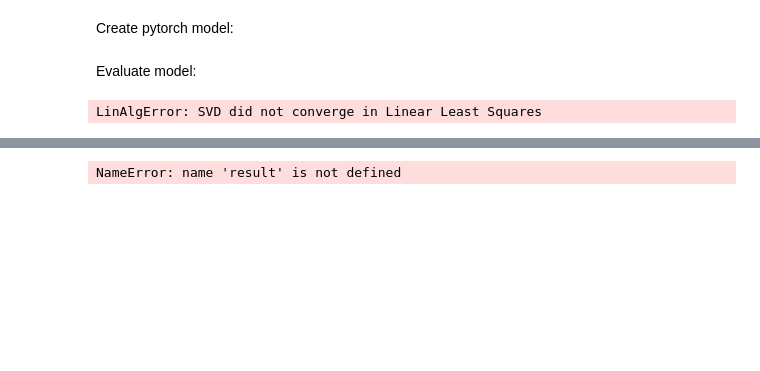
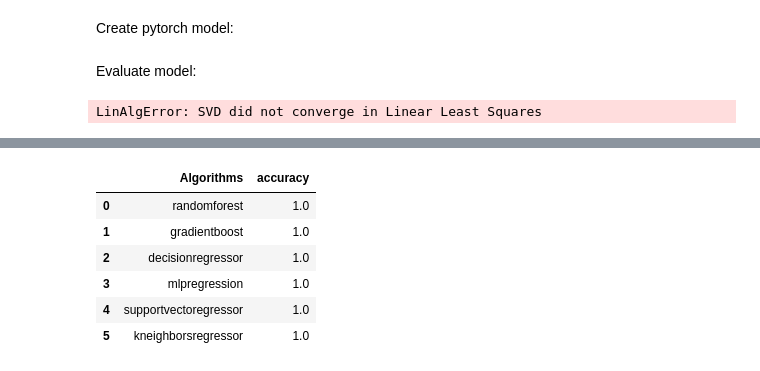
Before and after one commit to 591122/Sopp, a Jupyter notebook: NormalAlgorithms/ML_project_fullPOP.ipynb, the cells around one changed output, grey strips where cells are left out. Drawn from its saved outputs; the diff is of its cells as text; code cells hidden in the pictures; blank space fills up the shorter version.

```diff
--- a/NormalAlgorithms/ML_project_fullPOP.ipynb
+++ b/NormalAlgorithms/ML_project_fullPOP.ipynb
@@ -142,8 +195,0 @@ LinAlgError: SVD did not converge in Linear Least Squares
-# %%
-#models = ['KNN Regressor', 'Linear Regression', 'Decision Tree Regressor' ,'Random Forest Regressor',
-# 'Gradient Boosting Regressor','Support Vector Regressor', 'MLP Regressor']
-#tests_score = [KNN, lr, dr, rf, gb, svr, mlp]
-compare_models = pd.DataFrame({ "Algorithms": result['function_name'], "accuracy": result['accuracy'] })
-compare_models.sort_values(by = "Tests Score", ascending = False)
-# %% [output]
-NameError: name 'result' is not defined
@@ -150,3 +206,14 @@ NameError: name 'result' is not defined
+# %%
+compare_models = pd.DataFrame({ "Algorithms": algorithm_names, "accuracy": accuracies})
+compare_models.sort_values(by = "accuracy", ascending = False)
+# %% [output]
+|  | Algorithms | accuracy |
+| 0 | randomforest | 1.0 |
+| 1 | gradientboost | 1.0 |
+| 2 | decisionregressor | 1.0 |
+| 3 | mlpregression | 1.0 |
+| 4 | supportvectoregressor | 1.0 |
+| 5 | kneighborsregressor | 1.0 |
 # %%
 %matplotlib inline
 plt.figure(figsize=(8,8))
```
Also changed, not shown: parts of 9 cells of this notebook, 1 other file.
